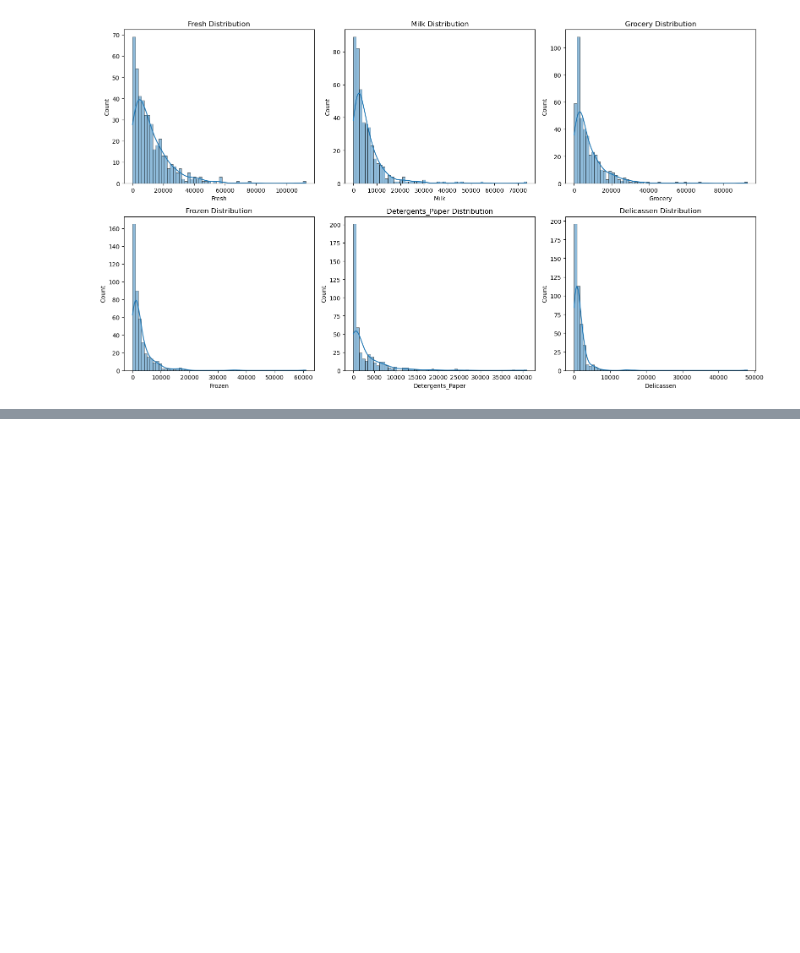
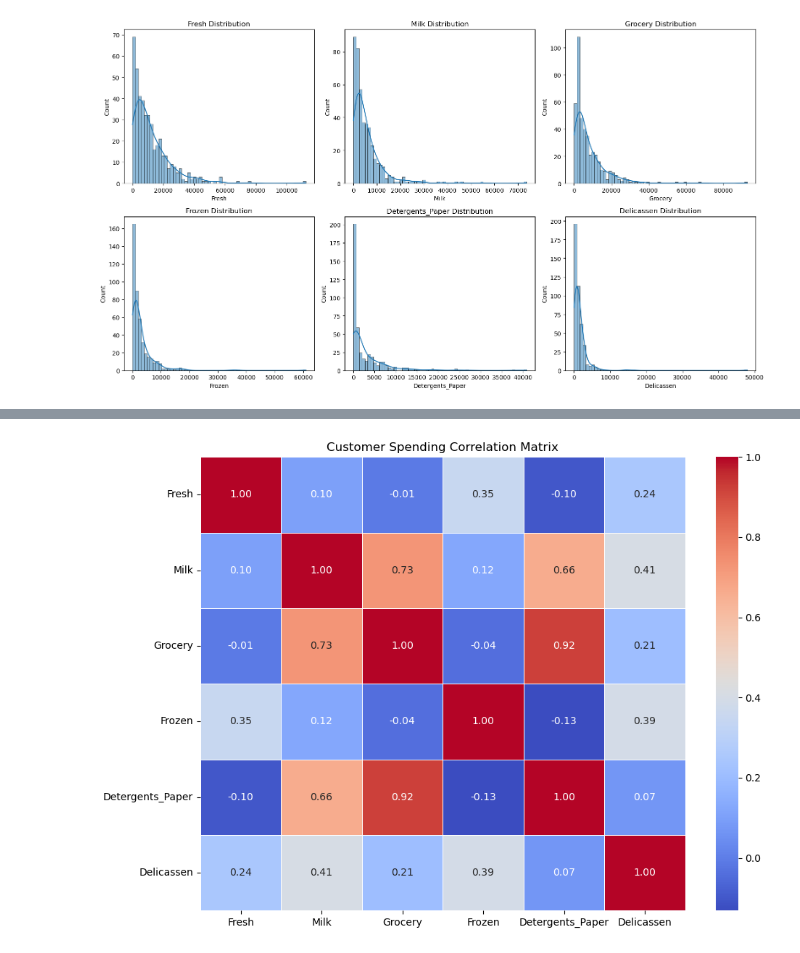
Before and after one commit to zat1999/IBM_DataScienceCourse, a Jupyter notebook: Data Clustering/src/EDA - Exploratory Data Analysis.ipynb, the cells around one changed output, grey strips where cells are left out. Cells and saved outputs as stored; diff of their text form; code cells hidden in the pictures; blank space fills up the shorter version.

```diff
--- a/Data Clustering/src/EDA - Exploratory Data Analysis.ipynb
+++ b/Data Clustering/src/EDA - Exploratory Data Analysis.ipynb
@@ -65,0 +82,18 @@ plt.show()
+# %%
+correlation_matrix = X.corr()
+
+plt.figure(figsize=(10, 7))
+
+sns.heatmap(
+    correlation_matrix,
+    annot=True,
+    cmap="coolwarm",
+    fmt=".2f",
+    linewidths=0.5
+)
+
+plt.title("Customer Spending Correlation Matrix")
+plt.tight_layout()
+plt.show()
+# %% [output]
+[figure, added]
```
Also changed, not shown: parts of 1 cell of this notebook.
